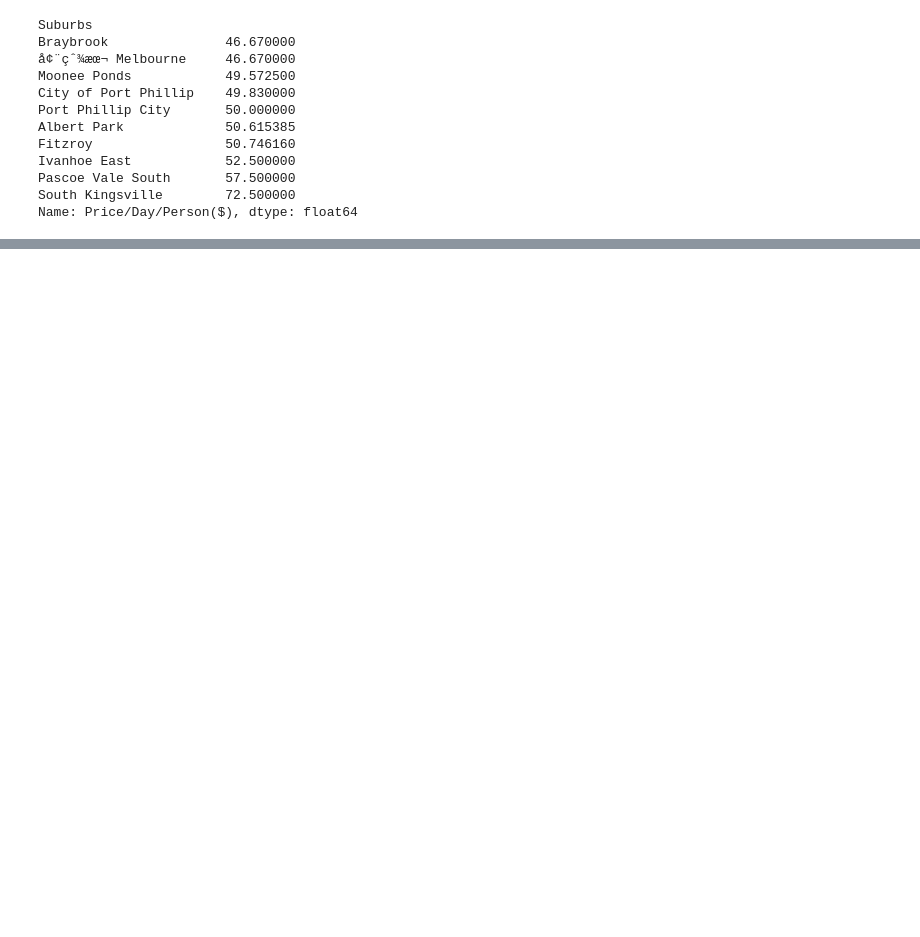
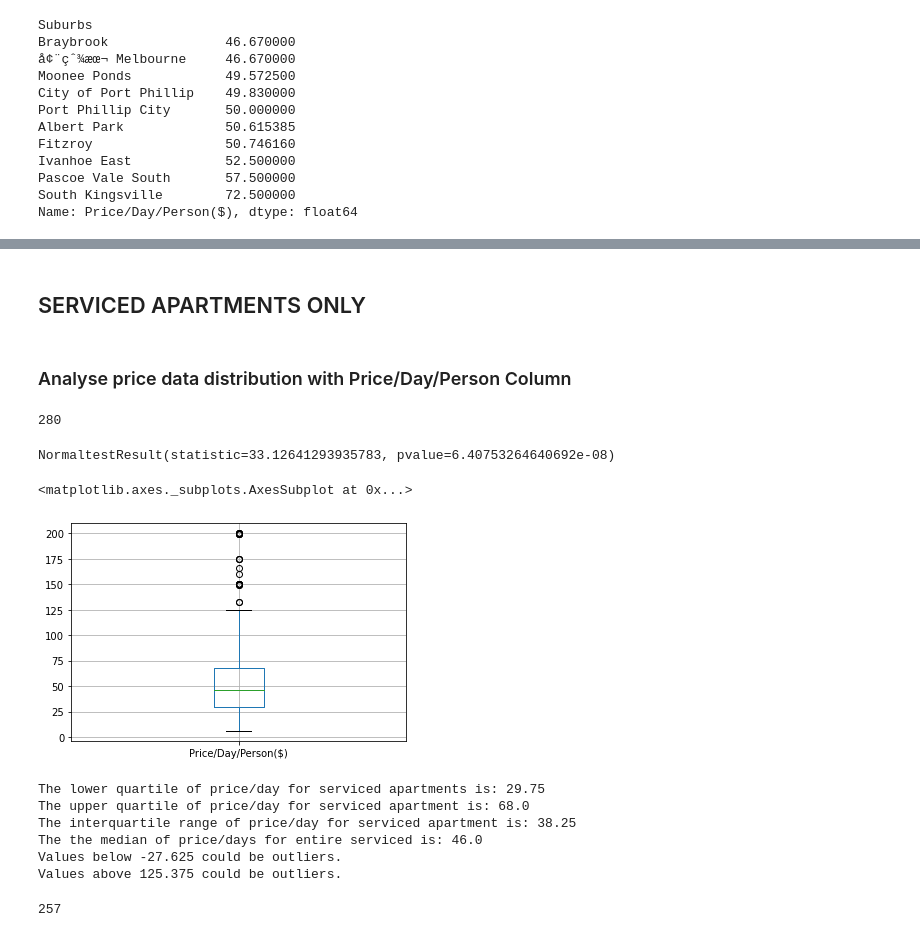
Before and after one commit to jMacProd/Project1, a Jupyter notebook: price_analysis.ipynb, the cells around one changed output, grey strips where cells are left out. Cells and saved outputs as stored; diff of their text form; code cells hidden in the pictures; blank space fills up the shorter version.

```diff
--- a/price_analysis.ipynb
+++ b/price_analysis.ipynb
@@ -282,0 +368,4 @@ only_apartment
+# %%
+# Getting data for entire townhouses only.
+only_servapts = price_data_cleaned2.loc[(price_data_cleaned2["property_type"]=="Serviced apartment"),:]
+only_servapts
@@ -560,0 +632,50 @@ for b in bplot3.patches:
+# %% [markdown]
+## SERVICED APARTMENTS ONLY
+# %% [markdown]
+### Analyse price data distribution with Price/Day/Person Column
+# %%
+len(only_servapts)
+# %% [output]
+280
+# %%
+# check if price/day data is normally distributed
+#plt.hist(price_data_renamed['Price/Day($)'])
+normal_test = sts.normaltest(only_servapts['Price/Day/Person($)'].sample(70))
+normal_test
+# %% [output]
+NormaltestResult(statistic=33.12641293935783, pvalue=6.40753264640692e-08)
+# %%
+only_servapts.boxplot(column='Price/Day/Person($)', return_type='axes')
+# %% [output]
+<matplotlib.axes._subplots.AxesSubplot at 0x...>
+[figure, added]
+# %%
+prices2=only_servapts['Price/Day/Person($)']
+quartiles = prices2.quantile([.25,.5,.75])
+lowerq = quartiles[0.25]
+upperq = quartiles[0.75]
+iqr = upperq-lowerq
+
+print(f"The lower quartile of price/day for serviced apartments is: {lowerq}")
+print(f"The upper quartile of price/day for serviced apartment is: {upperq}")
+print(f"The interquartile range of price/day for serviced apartment is: {iqr}")
+print(f"The the median of price/days for entire serviced is: {quartiles[0.5]} ")
+
+lower_bound = lowerq - (1.5*iqr)
+upper_bound = upperq + (1.5*iqr)
+print(f"Values below {lower_bound} could be outliers.")
+print(f"Values above {upper_bound} could be outliers.")
+# %% [output]
+The lower quartile of price/day for serviced apartments is: 29.75
+The upper quartile of price/day for serviced apartment is: 68.0
+The interquartile range of price/day for serviced apartment is: 38.25
+The the median of price/days for entire serviced is: 46.0
+Values below -27.625 could be outliers.
+Values above 125.375 could be outliers.
+# %%
+# Remove outliers and check number of data points
+outlier_filtered3 = only_servapts.loc[(only_servapts['Price/Day/Person($)'] > lower_bound)
+                                        &(only_servapts['Price/Day/Person($)'] < upper_bound)]
+len(outlier_filtered3)
+# %% [output]
+257
```
Also changed, not shown: parts of 73 cells of this notebook, 3 other files.
